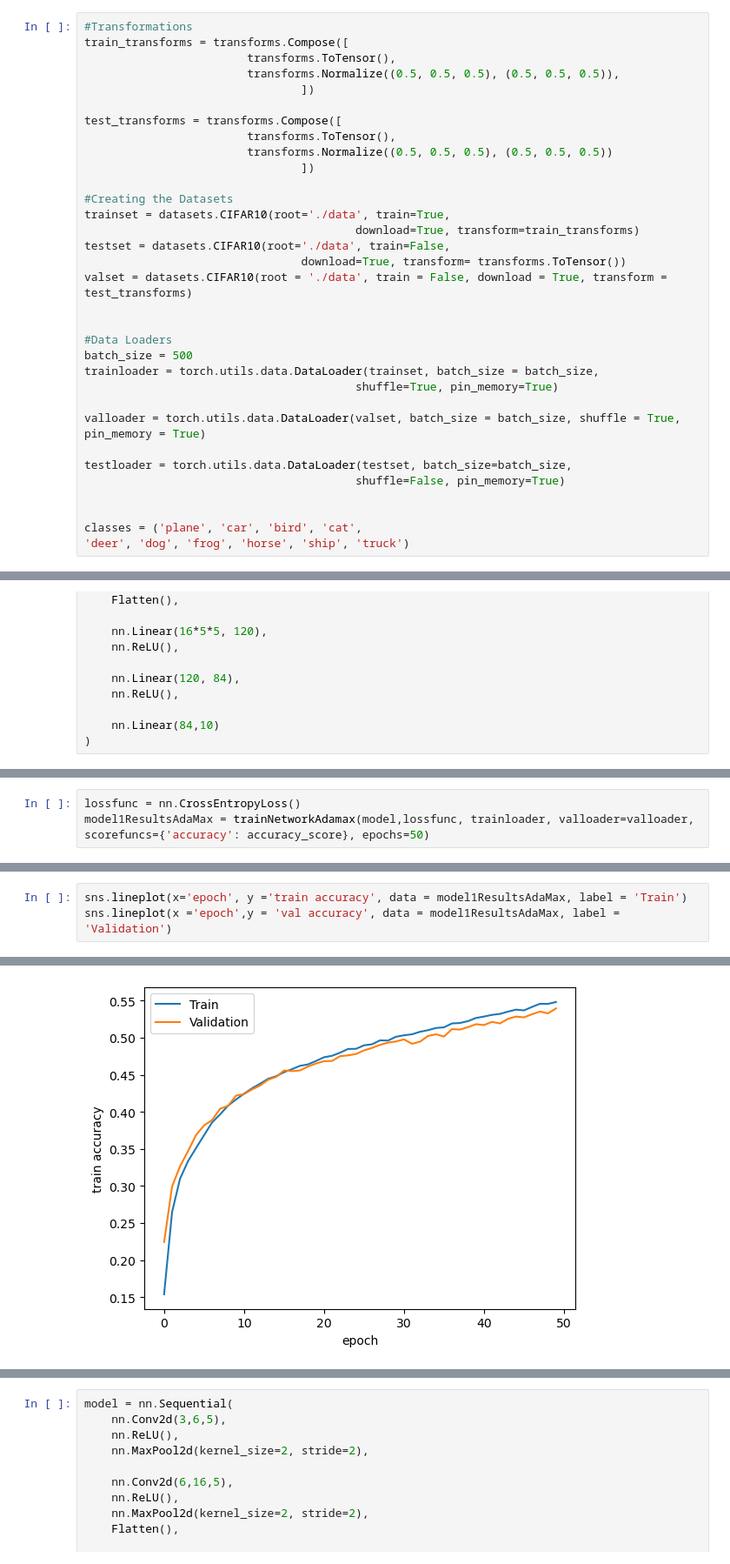
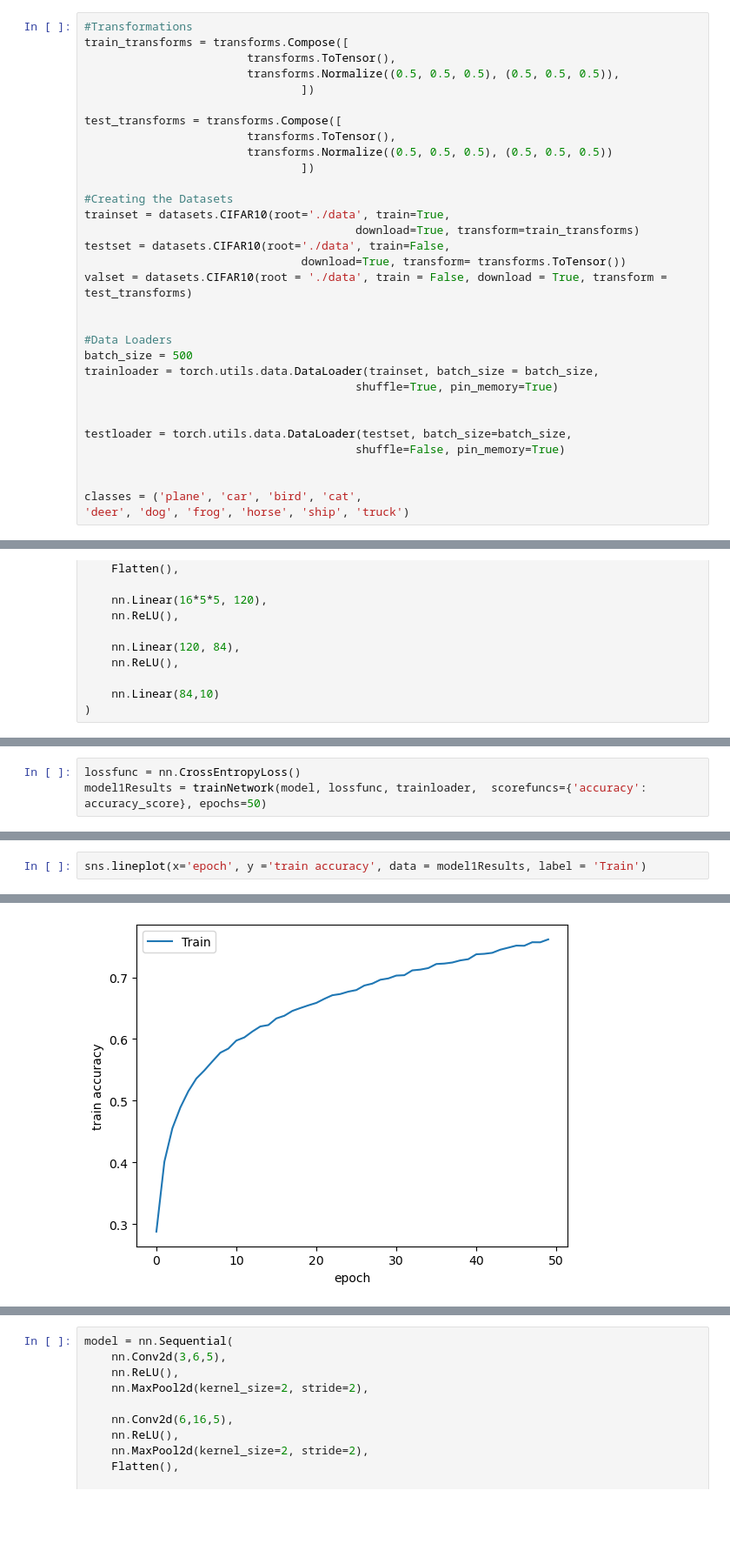
Before and after one commit to Starkillxr/AINT515, a Jupyter notebook: src/task_2.ipynb, the cells around one changed output, grey strips where cells are left out. Shown at 87% size. Drawn from its saved outputs; the diff is of its cells as text; blank space fills up the shorter version.

```diff
--- a/src/task_2.ipynb
+++ b/src/task_2.ipynb
@@ -66,7 +66,6 @@ batch_size = 500
 trainloader = torch.utils.data.DataLoader(trainset, batch_size = batch_size,
                                         shuffle=True, pin_memory=True)
 
-valloader = torch.utils.data.DataLoader(valset, batch_size = batch_size, shuffle = True, pin_memory = True)
 
 testloader = torch.utils.data.DataLoader(testset, batch_size=batch_size,
                                         shuffle=False, pin_memory=True)
@@ -674,3 +623,3 @@ model = nn.Sequential(
 # %%
 lossfunc = nn.CrossEntropyLoss()
-model1ResultsAdaMax = trainNetworkAdamax(model,lossfunc, trainloader, valloader=valloader, scorefuncs={'accuracy': accuracy_score}, epochs=50)
+model1Results = trainNetwork(model, lossfunc, trainloader,  scorefuncs={'accuracy': accuracy_score}, epochs=50)
@@ -679,9 +626,8 @@ KeyboardInterrupt:
 # %%
-sns.lineplot(x='epoch', y ='train accuracy', data = model1ResultsAdaMax, label = 'Train')
-sns.lineplot(x ='epoch',y = 'val accuracy', data = model1ResultsAdaMax, label = 'Validation')
+sns.lineplot(x='epoch', y ='train accuracy', data = model1Results, label = 'Train')
 # %% [output]
 <Axes: xlabel='epoch', ylabel='train accuracy'>
-[figure, old version]
+[figure, new version]
 # %%
 with torch.no_grad():
     correct =0
```
Also changed, not shown: parts of 58 cells of this notebook.
